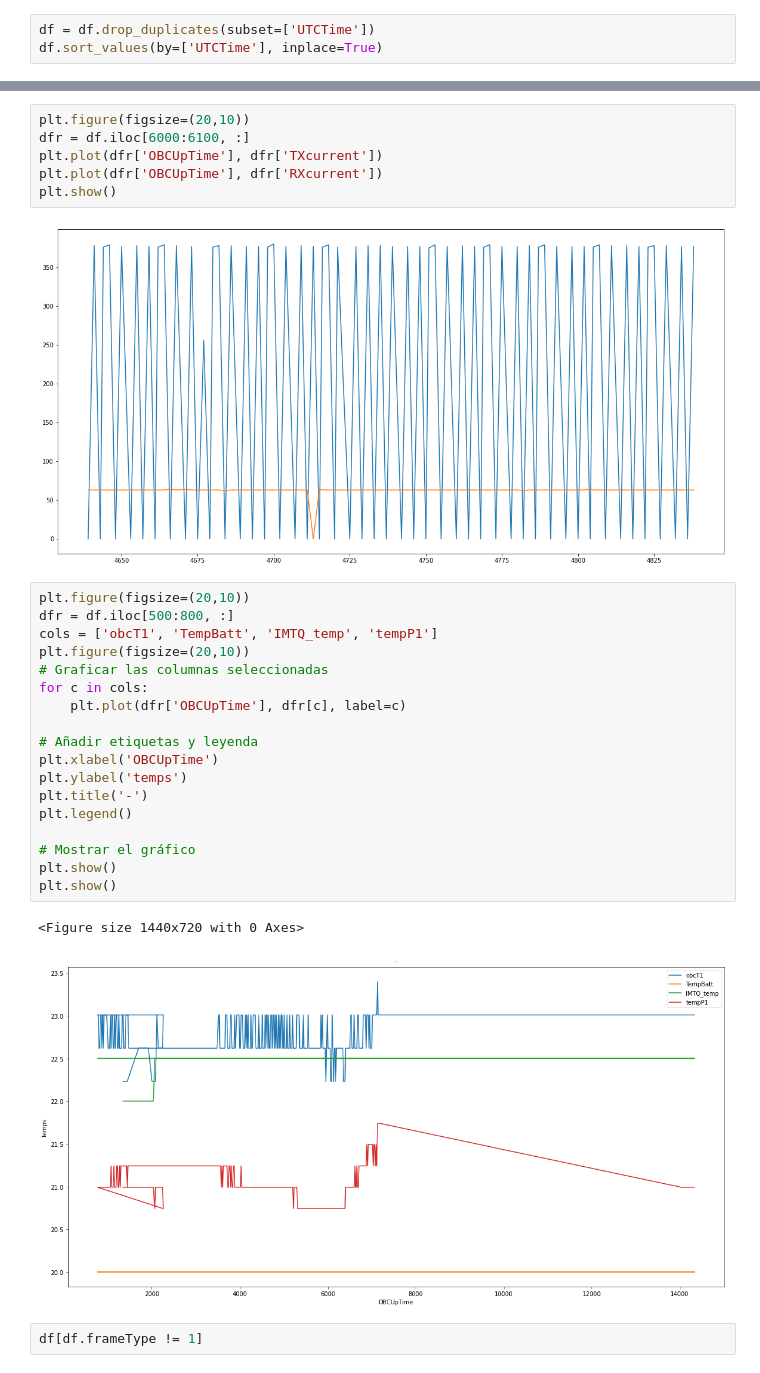
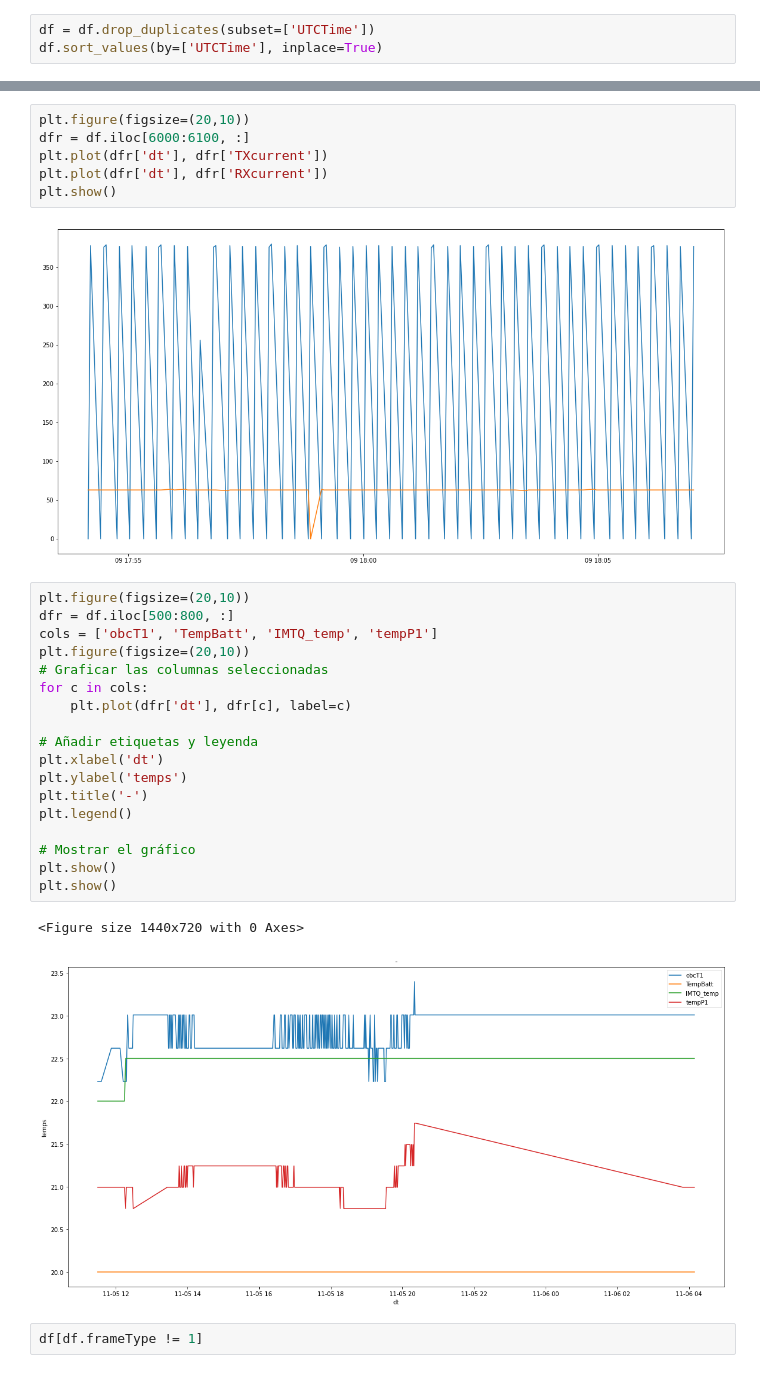
Before and after one commit to PabloSoligo2014/M4-Python-2024, a Jupyter notebook: TlmyAnalisis.ipynb, the cells around one changed output, grey strips where cells are left out. Saved outputs shown, nothing was run; the diff lists cells and outputs as text.

```diff
--- a/TlmyAnalisis.ipynb
+++ b/TlmyAnalisis.ipynb
@@ -37,32 +37,32 @@ df.head(10)
 # %%
 plt.figure(figsize=(20,10))
 dfr = df.iloc[6000:6100, :]
-plt.plot(dfr['OBCUpTime'], dfr['TXcurrent'])
-plt.plot(dfr['OBCUpTime'], dfr['RXcurrent'])
+plt.plot(dfr['dt'], dfr['TXcurrent'])
+plt.plot(dfr['dt'], dfr['RXcurrent'])
 plt.show()
 # %% [output]
-[figure, old version]
+[figure, new version]
 # %%
 plt.figure(figsize=(20,10))
 dfr = df.iloc[500:800, :]
 cols = ['obcT1', 'TempBatt', 'IMTQ_temp', 'tempP1']
 plt.figure(figsize=(20,10))
 # Graficar las columnas seleccionadas
 for c in cols:
-    plt.plot(dfr['OBCUpTime'], dfr[c], label=c)
+    plt.plot(dfr['dt'], dfr[c], label=c)
 
 # Añadir etiquetas y leyenda
-plt.xlabel('OBCUpTime')
+plt.xlabel('dt')
 plt.ylabel('temps')
 plt.title('-')
 plt.legend()
 
 # Mostrar el gráfico
 plt.show()
 plt.show()
 # %% [output]
 <Figure size 1440x720 with 0 Axes>
-[figure, old version]
+[figure, new version]
 # %%
 df[df.frameType != 1]
 # %% [output]
```
